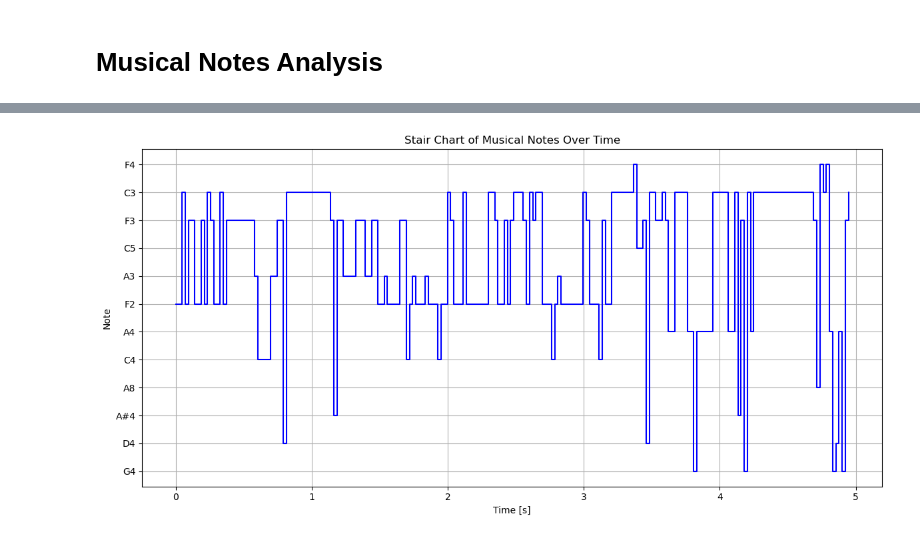
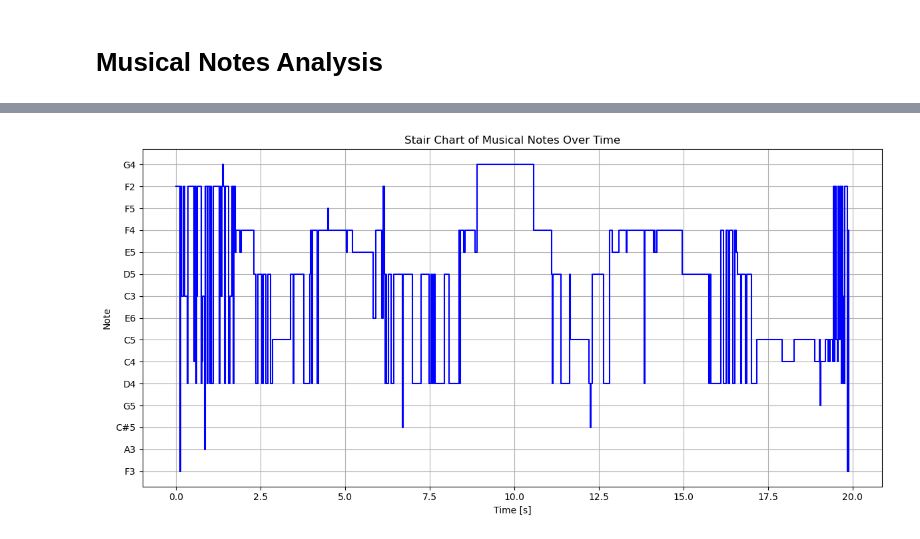
Before and after one commit to BacobaxUnitn/progetto_SIV, a Jupyter notebook: sound_study.ipynb, the cells around one changed output, grey strips where cells are left out. Cells and saved outputs as stored; diff of their text form; code cells hidden in the pictures.

```diff
--- a/sound_study.ipynb
+++ b/sound_study.ipynb
@@ -70,0 +57,3 @@ array([   0,    0,    0, ..., 1261, 1329, 1369], dtype=int16)
+# %%
+frames = from_mp3('./utils/assets/test_SIV.mp3')
+#frames = record_audio()
@@ -266,11 +173,15 @@ def freq_to_note_name(frequency):
     return note_name
 # %%
 
-def get_notes():
+def get_notes(audio_signal):
 
-    notes = [freq_to_note_name(get_dominant_freq(np.frombuffer(data, dtype=np.int16), RATE)) for data in frames]
-    print(len(notes))
-    # function that transform this ['F2', 'F2', 'F4', 'C3', 'C3', 'C3', 'C3', 'G4', 'F4', 'F4', 'F4'] into this [('F2',2), ('F4',1),('C3',4),...]
+    #notes = [freq_to_note_name(get_dominant_freq(np.frombuffer(data, dtype=np.int16), RATE)) for data in frames]
+    notes=[]
+    for i in range(0, len(audio_signal), CHUNK):
+        audio_chunk = audio_signal[i:i + CHUNK]
+        dominant_freq = get_dominant_freq(audio_chunk, RATE)
+        note = freq_to_note_name(dominant_freq)
+        notes.append(note)
     result= []
     idx= 0
 
@@ -283,5 +194,7 @@ def get_notes():
             idx += 1
         result.append((n,counter))
     return result
-result = get_notes()
+
+result = get_notes(audio_array)
+result
 # %% [output]
@@ -332,34 +218,37 @@ plt.show()
 # %%
 
-# Now we create the time chart with vertical lines for each note change
-times = []  # to store the time for each note change
-note_changes = []  # to store the note at each change
-current_time = 0  # starting time
+def plot_notes_chart(notes):
+    # Now we create the time chart with vertical lines for each note change
+    times = []  # to store the time for each note change
+    note_changes = []  # to store the note at each change
+    current_time = 0  # starting time
 
-for note, count in result:
-    times.append(current_time)
-    note_changes.append(note)
-    current_time += count * (CHUNK / RATE)  # each chunk corresponds to CHUNK/RATE seconds
+    for note, count in notes:
+        times.append(current_time)
+        note_changes.append(note)
+        current_time += count * (CHUNK / RATE)  # each chunk corresponds to CHUNK/RATE seconds
 
-# Convert the note changes into numeric values for plotting
-note_to_num = {note: i for i, note in enumerate(set(note_changes))}
-numeric_notes = [note_to_num[n] for n in note_changes]
+    # Convert the note changes into numeric values for plotting
+    note_to_num = {note: i for i, note in enumerate(set(note_changes))}
+    numeric_notes = [note_to_num[n] for n in note_changes]
 
-# Plotting the "stair" chart
-plt.figure(figsize=(12, 6))
-plt.step(times, numeric_notes, where='post', color='blue', label='Musical Notes')
+    # Plotting the "stair" chart
+    plt.figure(figsize=(12, 6))
+    plt.step(times, numeric_notes, where='post', color='blue', label='Musical Notes')
 
-# Label the y-axis with note names
-plt.yticks(list(note_to_num.values()), list(note_to_num.keys()))
+    # Label the y-axis with note names
+    plt.yticks(list(note_to_num.values()), list(note_to_num.keys()))
 
-plt.title('Stair Chart of Musical Notes Over Time')
-plt.xlabel('Time [s]')
-plt.ylabel('Note')
-plt.grid(True)
-plt.tight_layout()
-plt.show()
+    plt.title('Stair Chart of Musical Notes Over Time')
+    plt.xlabel('Time [s]')
+    plt.ylabel('Note')
+    plt.grid(True)
+    plt.tight_layout()
+    plt.show()
+
+plot_notes_chart(result)
 # %% [output]
-[figure, old version]
+[figure, new version]
 # %%
 
 def plot_note_window(start_time, end_time):
```
Also changed, not shown: parts of 37 cells of this notebook, 2 other files.
